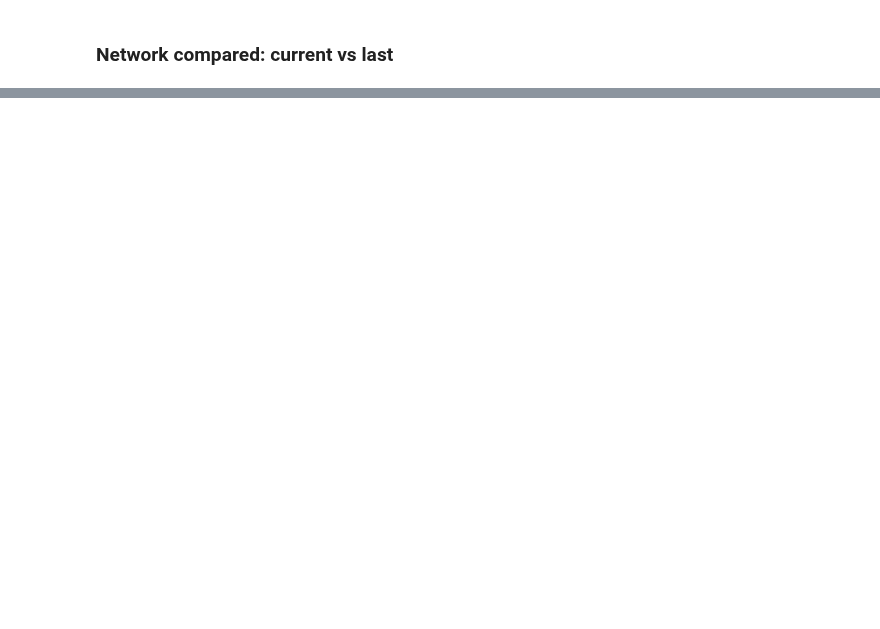
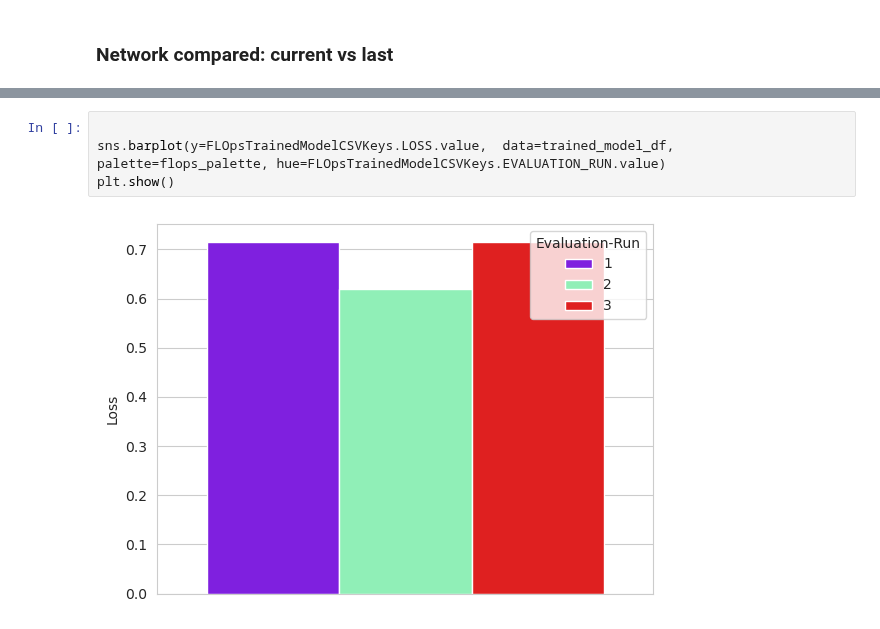
Before and after one commit to oakestra/oakestra-cli, a Jupyter notebook: oak_cli/evaluation/addons/flops/graphs.ipynb, the cells around one changed output, grey strips where cells are left out. Drawn from its saved outputs; the diff is of its cells as text; blank space fills up the shorter version.

```diff
--- a/oak_cli/evaluation/addons/flops/graphs.ipynb
+++ b/oak_cli/evaluation/addons/flops/graphs.ipynb
@@ -259,0 +273,6 @@ plt.show()
+# %%
+
+sns.barplot(y=FLOpsTrainedModelCSVKeys.LOSS.value,  data=trained_model_df, palette=flops_palette, hue=FLOpsTrainedModelCSVKeys.EVALUATION_RUN.value)
+plt.show()
+# %% [output]
+[figure, added]
```
Also changed, not shown: parts of 13 cells of this notebook, 4 other files.
